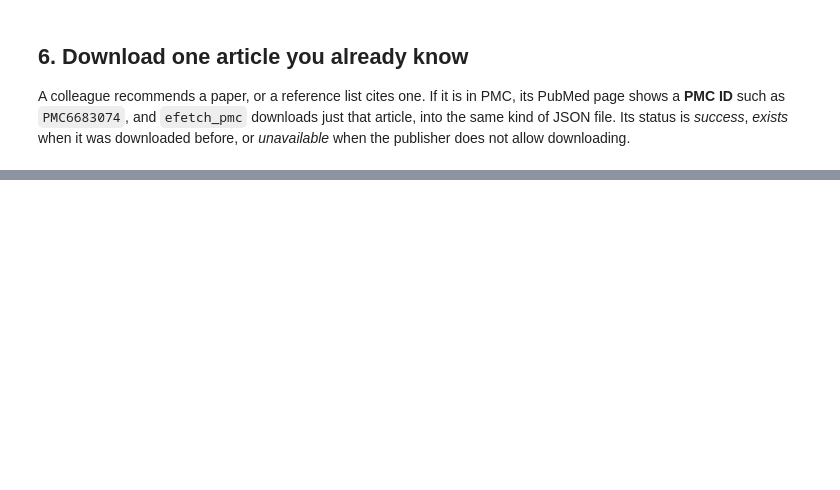
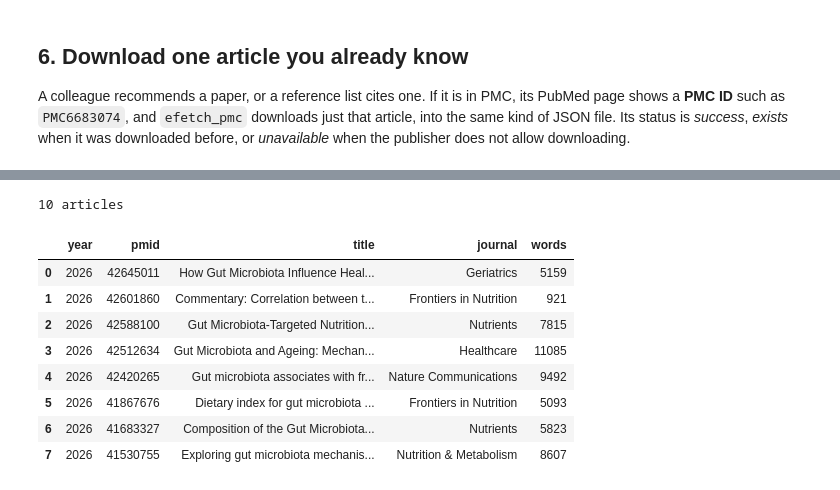
Before and after one commit to melhzy/pubmed-stream, a Jupyter notebook: tutorials/01_getting_started.ipynb, the cells around one changed output, grey strips where cells are left out. Saved outputs shown, nothing was run; the diff lists cells and outputs as text; code cells hidden in the pictures; blank space fills up the shorter version.

```diff
--- a/tutorials/01_getting_started.ipynb
+++ b/tutorials/01_getting_started.ipynb
@@ -320,0 +337,17 @@ Letting *exercise* appear in the abstract as well as the title finds a few artic
+# %%
+from pubmed_stream import list_articles, most_cited
+
+catalogue = pd.DataFrame(list_articles("publications"))
+print(f"{len(catalogue)} articles")
+catalogue[["year", "pmid", "title", "journal", "words"]].head(8).assign(title=lambda d: d.title.map(lambda t: tu.short(t, 70)))
+# %% [output]
+10 articles
+|  | year | pmid | title | journal | words |
+| 0 | 2026 | 42645011 | How Gut Microbiota Influence Heal... | Geriatrics | 5159 |
+| 1 | 2026 | 42601860 | Commentary: Correlation between t... | Frontiers in Nutrition | 921 |
+| 2 | 2026 | 42588100 | Gut Microbiota-Targeted Nutrition... | Nutrients | 7815 |
+| 3 | 2026 | 42512634 | Gut Microbiota and Ageing: Mechan... | Healthcare | 11085 |
+| 4 | 2026 | 42420265 | Gut microbiota associates with fr... | Nature Communications | 9492 |
+| 5 | 2026 | 41867676 | Dietary index for gut microbiota ... | Frontiers in Nutrition | 5093 |
+| 6 | 2026 | 41683327 | Composition of the Gut Microbiota... | Nutrients | 5823 |
+| 7 | 2026 | 41530755 | Exploring gut microbiota mechanis... | Nutrition & Metabolism | 8607 |
```
Also changed, not shown: parts of 12 cells of this notebook, 22 other files.
